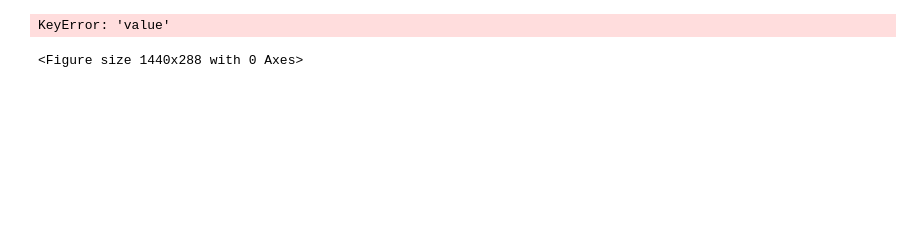
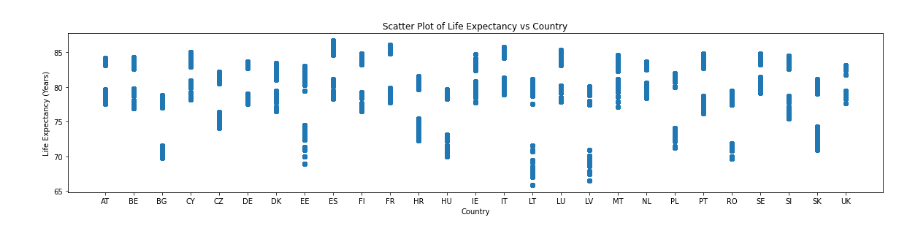
Before and after one commit to ywu223/Capstone1_Compsognathus, a Jupyter notebook: project1john.ipynb, the cells around one changed output. Cells and saved outputs as stored; diff of their text form; code cells hidden in the pictures; blank space fills up the shorter version.

```diff
--- a/project1john.ipynb
+++ b/project1john.ipynb
@@ -28,15 +28,14 @@ life_expectancy_at_birth_df
 # %%
 # Scatter Plot
 
 # may should use conditional instead of groupby
 
 plt.figure(figsize=(20,4))
-plt.scatter(life_expectancy_at_birth_df['geography'], life_expectancy_at_birth_df['value'])
+plt.scatter(life_expectancy_at_birth_df['geography'], life_expectancy_at_birth_df['Life_expectancy_in_years'])
 plt.title("Scatter Plot of Life Expectancy vs Country")
 plt.xlabel("Country")
 plt.ylabel("Life Expectancy (Years)")
 
 plt.show()
 # %% [output]
-KeyError: 'value'
-<Figure size 1440x288 with 0 Axes>
+[figure, added]
```
Also changed, not shown: parts of 3 cells of this notebook.
